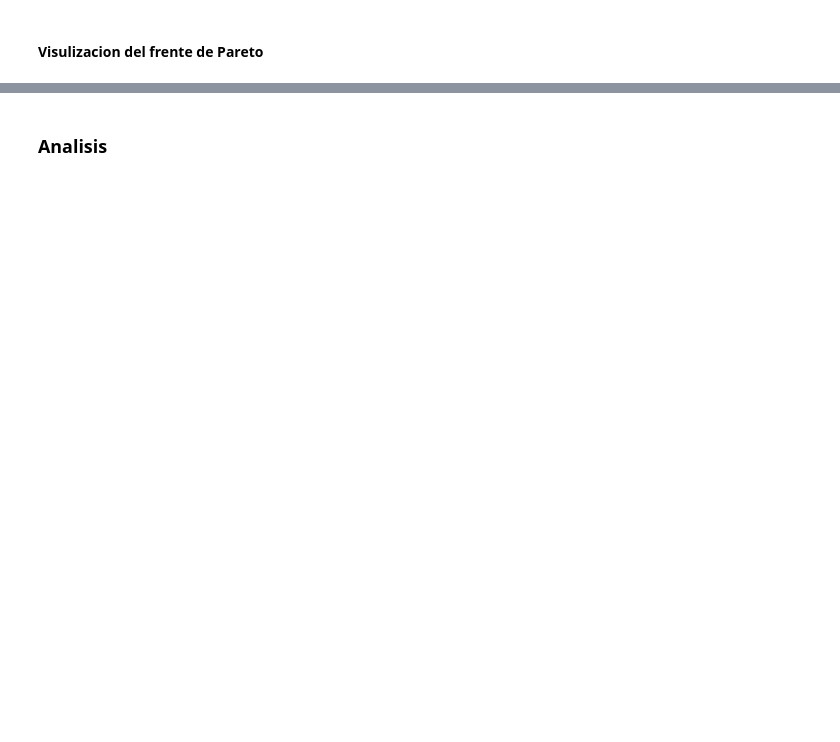
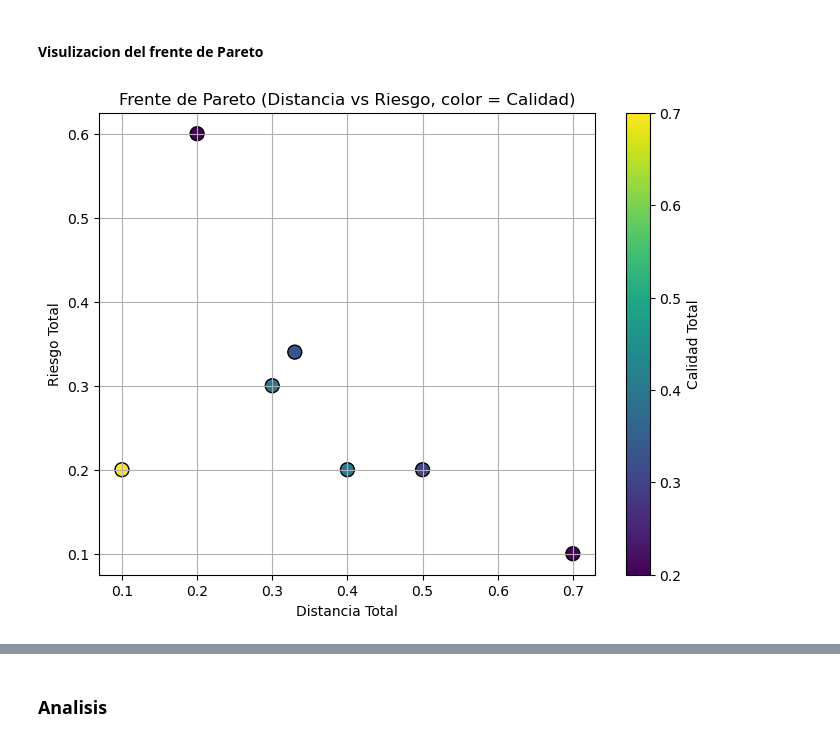
Before and after one commit to SamuelHernandez5/MOS-Actividades, a Jupyter notebook: Labs/Lab5/lab5.ipynb, the cells around one changed output, grey strips where cells are left out. Drawn from its saved outputs; the diff is of its cells as text; code cells hidden in the pictures; blank space fills up the shorter version.

```diff
--- a/Labs/Lab5/lab5.ipynb
+++ b/Labs/Lab5/lab5.ipynb
@@ -419,4 +655,21 @@ Se tomo a y como real por motivos de rendimiento. El modelo de esta manera es ca
 # %% [markdown]
 #### Visulizacion del frente de Pareto
 # %%
-#codigo
+import matplotlib.pyplot as plt
+from mpl_toolkits.mplot3d import Axes3D
+
+# Extraer resultados
+distancias = [r[0] for r in conjunto_resultados]
+calidades = [r[1] for r in conjunto_resultados]
+riesgos = [r[2] for r in conjunto_resultados]
+
+plt.figure(figsize=(8, 6))
+sc = plt.scatter(distancias, riesgos, c=calidades, cmap='viridis', s=100, edgecolors='k')
+plt.colorbar(sc, label='Calidad Total')
+plt.xlabel('Distancia Total')
+plt.ylabel('Riesgo Total')
+plt.title('Frente de Pareto (Distancia vs Riesgo, color = Calidad)')
+plt.grid(True)
+plt.show()
+# %% [output]
+[figure, added]
```
Also changed, not shown: parts of 7 cells of this notebook, 1 other file.
